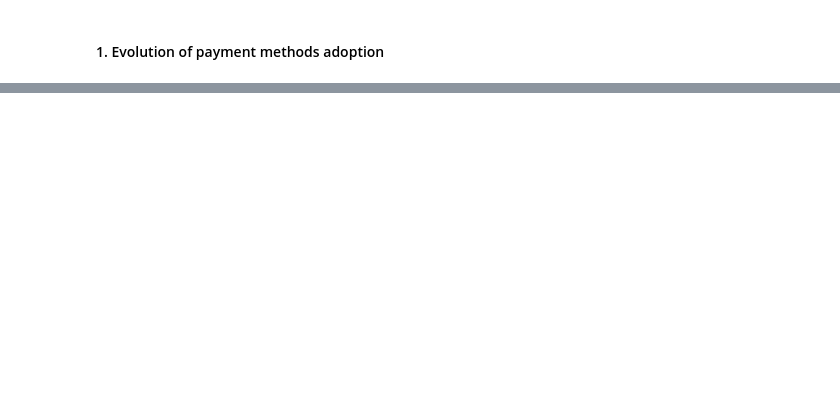
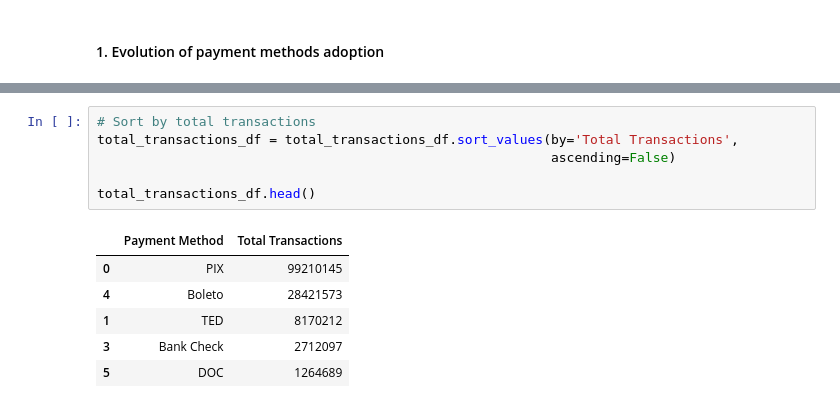
Before and after one commit to jacquesbilombe/Payment-Patterns-Brazil, a Jupyter notebook: Payment_Patterns_Brazil.ipynb, the cells around one changed output, grey strips where cells are left out. Saved outputs shown, nothing was run; the diff lists cells and outputs as text; blank space fills up the shorter version.

```diff
--- a/Payment_Patterns_Brazil.ipynb
+++ b/Payment_Patterns_Brazil.ipynb
@@ -260,0 +306,13 @@ In this section, we'll try to answer all five questions made about this dataset
+# %%
+# Sort by total transactions
+total_transactions_df = total_transactions_df.sort_values(by='Total Transactions',
+                                                          ascending=False)
+
+total_transactions_df.head()
+# %% [output]
+|  | Payment Method | Total Transactions |
+| 0 | PIX | 99210145 |
+| 4 | Boleto | 28421573 |
+| 1 | TED | 8170212 |
+| 3 | Bank Check | 2712097 |
+| 5 | DOC | 1264689 |
```
Also changed, not shown: parts of 9 cells of this notebook.
